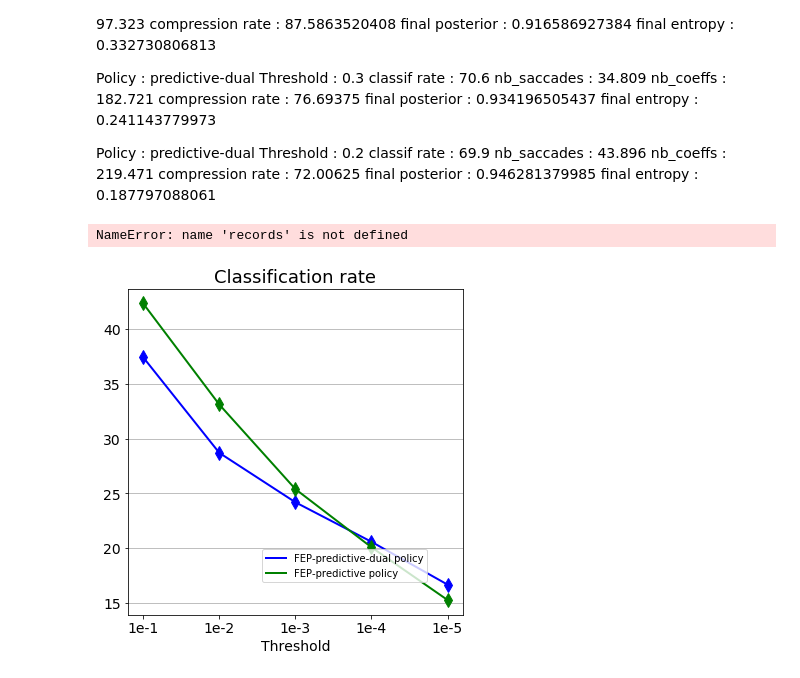
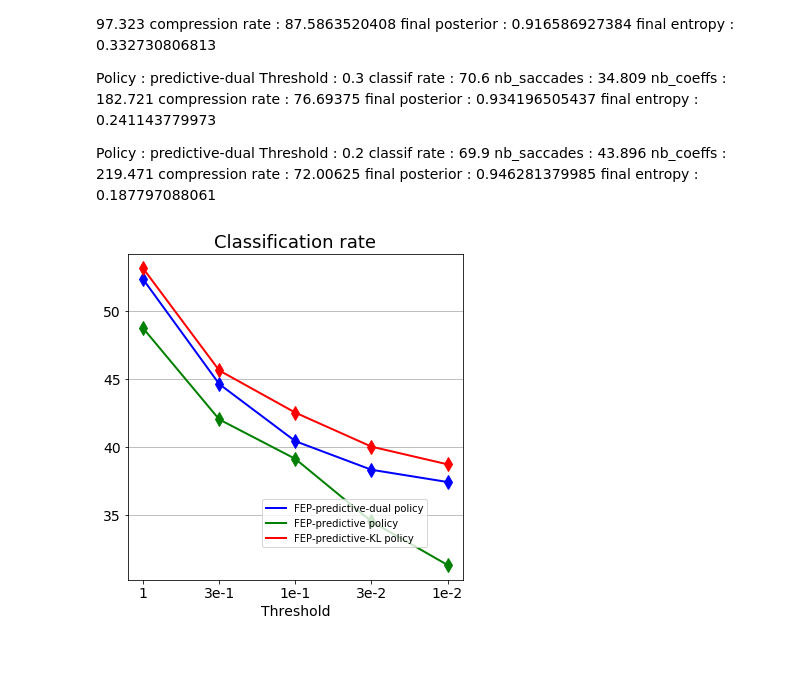
Before and after one commit to gdbmanu/git-active-vision, a Jupyter notebook: foveated-iclr/mnist-waveimage-record-display.ipynb, the cells around one changed output. Cells and saved outputs as stored; diff of their text form; code cells hidden in the pictures.

```diff
--- a/foveated-iclr/mnist-waveimage-record-display.ipynb
+++ b/foveated-iclr/mnist-waveimage-record-display.ipynb
@@ -12,8 +12,8 @@ from record import Record, affiche_records
 import time
 # %%
 #dict_records = np.load('mnist-waveimage-records-FEP-dual-full-limit.npy').tolist()
-#dict_records = np.load('mnist-waveimage-records-FEP-dual-full-H0_init.npy').tolist()
-dict_records = np.load('mnist-waveimage-records-FEP-dual-full-H0_init-naive-bayes.npy').tolist()
+dict_records = np.load('mnist-waveimage-records-FEP-dual-full-limit.npy').tolist()
+#dict_records = np.load('mnist-waveimage-records-FEP-dual-full-H0_init-naive-bayes.npy').tolist()
 #dict_records = np.load('tmp.npy').tolist() # +++
 #dict_records = np.load('data/mnist-waveimage-FCNN-records-predictive-1e-05.npy').tolist()
 #dict_records = np.load('mnist-waveimage-CNN-backbone-records-predictive.npy').tolist()
@@ -55,7 +55,7 @@ mem_mem_saccades = {}
 mem_mem_compression_rate = {}
 
 #for POL in ('predictive', 'predictive-dual', 'predictive-KL', 'FEP-predictive', 'FEP-predictive-dual', 'FEP-predictive-KL',  'saliency-based', 'generic-saliency-based', 'random'): #): #: #', ' ):
-for POL in ('FEP-predictive-dual', 'FEP-predictive'): #): #: #', ' ):
+for POL in ('FEP-predictive-dual', 'FEP-predictive', 'FEP-predictive-KL'): #): #: #', ' ):
     mem_classif_rate[POL] = []
     mem_mem_saccades[POL] = []
     mem_mem_compression_rate[POL] = []
@@ -238,31 +146,24 @@ nb_coeffs : 219.471
 compression rate : 72.00625
 final posterior : 0.946281379985
 final entropy : 0.187797088061
-# %%
-success_list = []
-saccades_list = []
-for i in range(len(records)):
-    success_list += [records[i].success]
-print np.sum(success_list) * 1./len(success_list)
-# %% [output]
-NameError: name 'records' is not defined
 # %%
 f = plt.figure(figsize = (6, 6))
 NB_THRESHOLDS = 5
 liste_col = ['b', 'g', 'r']
-for i, POL in enumerate(('FEP-predictive-dual', 'FEP-predictive')):#('predictive', 'saliency-based', 'random')):
+for i, POL in enumerate(('FEP-predictive-dual', 'FEP-predictive', 'FEP-predictive-KL')):#('predictive', 'saliency-based', 'random')):
     plt.plot(np.arange(NB_THRESHOLDS), mem_classif_rate[POL], liste_col[i], label = POL + ' policy', lw=2)
     plt.plot(np.arange(NB_THRESHOLDS), mem_classif_rate[POL], liste_col[i]+'d', ms = 10)
 #plt.plot([-.1,4.1], [mem_classif_rate['full'][0]] * 2, 'r--', label = 'exhaustive scan', lw=2)
 plt.legend(loc = (.4,.1))
 plt.title('Classification rate', fontsize = 18)
 plt.xlabel('Threshold', fontsize = 14)
-plt.xticks(np.arange(NB_THRESHOLDS), ('1e-1', '1e-2', '1e-3', '1e-4', '1e-5'), fontsize = 14)
-#plt.xticks(np.arange(NB_THRESHOLDS), ('1', '3e-1', '1e-1', '3e-2', '1e-2'), fontsize = 14)
+#plt.xticks(np.arange(NB_THRESHOLDS), ('1e-1', '1e-2', '1e-3', '1e-4', '1e-5'), fontsize = 14)
+plt.xticks(np.arange(NB_THRESHOLDS), ('1', '3e-1', '1e-1', '3e-2', '1e-2'), fontsize = 14)
 #plt.xticks(np.arange(NB_THRESHOLDS), ('2', '1.5', '1', '7e-1', '5e-1', '3e-1', '2e-1', '1e-1'), fontsize = 14)
 plt.yticks(fontsize = 14)
 #plt.xlim([-.2,4.2])
-#plt.ylim([70, 95])
+#plt.ylim([70, 100])
 f.gca().yaxis.grid(True)
+plt.savefig('FEP-CNN-classif.png')
 # %% [output]
-[figure, old version]
+[figure, new version]
```
Also changed, not shown: parts of 7 cells of this notebook, 20 other files.
